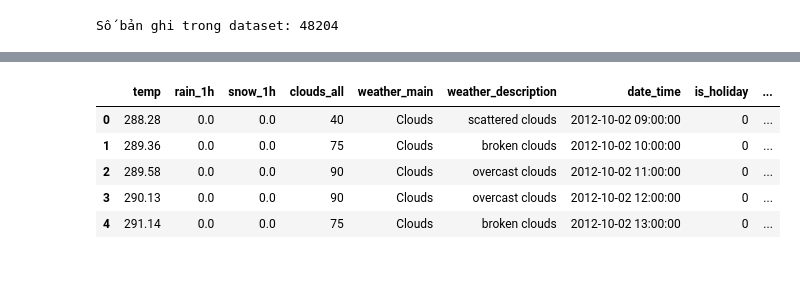
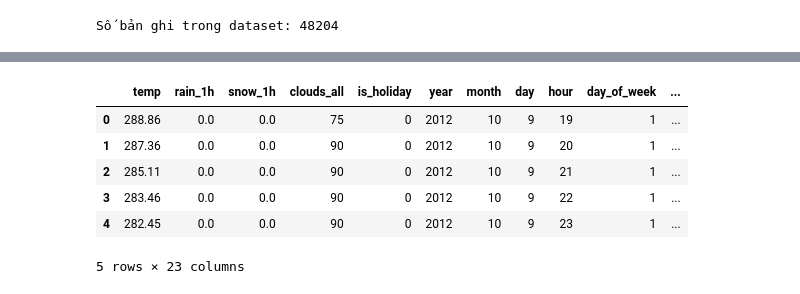
Before and after one commit to DucAnhShyyy/Traffic_Volume_Prediction, a Jupyter notebook: cleaning and customize bidirectional LSTM.ipynb, the cells around one changed output, grey strips where cells are left out. Cells and saved outputs as stored; diff of their text form; code cells hidden in the pictures.

Commit message:
xử lý biến weather_main và weather_description

```diff
--- a/cleaning and customize bidirectional LSTM.ipynb
+++ b/cleaning and customize bidirectional LSTM.ipynb
@@ -169,0 +208,12 @@ test_y  = y.loc[test_idx].copy()
+# %%
+# Transform both train & test
+X.loc[train_mask, ["weather_score"]] = scaler.transform(X.loc[train_mask, ["weather_score"]])
+X.loc[test_mask,  ["weather_score"]] = scaler.transform(X.loc[test_mask,  ["weather_score"]])
+# %%
+X = X.drop(["weather_description", "weather_main", "date_time"], axis=1)
+# %%
+train_X = X[train_mask].copy()
+test_X  = X[test_mask].copy()
+
+train_y = y[train_mask].copy()
+test_y  = y[test_mask].copy()
@@ -170,30 +224,29 @@ test_y  = y.loc[test_idx].copy()
 # %%
-# --- 4. Tạo lag/rolling features trên toàn bộ X (train+test) để đảm bảo lag từ train cho test ---
-combined_X = pd.concat([train_X, test_X])
-combined_y = pd.concat([train_y, test_y])
+# --- 4. Tạo lag/rolling features trên toàn bộ dữ liệu (train+test) ---
+combined_X = pd.concat([train_X, test_X], axis=0)
+combined_y = pd.concat([train_y, test_y], axis=0)
 
-# Lag features
+# --- Lag features ---
 combined_X["traffic_volume_lag1"]   = combined_y.shift(1)
 combined_X["traffic_volume_lag24"]  = combined_y.shift(24)
 combined_X["traffic_volume_lag168"] = combined_y.shift(168)
 
-# Rolling features
+# --- Rolling features ---
 combined_X["traffic_roll_mean_3"]  = combined_y.shift(1).rolling(window=3).mean()
 combined_X["traffic_roll_mean_24"] = combined_y.shift(1).rolling(window=24).mean()
 combined_X["traffic_roll_std_24"]  = combined_y.shift(1).rolling(window=24).std()
 
-# Drop các hàng NaN do lag/rolling
+# --- Drop các hàng NaN do lag/rolling ---
 combined_X = combined_X.dropna().reset_index(drop=True)
-combined_y = combined_y.loc[combined_X.index]  # đồng bộ target
+combined_y = combined_y.loc[combined_X.index].reset_index(drop=True)
 
-# Xóa cột date_time
-combined_X.drop('date_time', axis=1, inplace=True)
+train_mask_final = combined_X["year"] < 2018
+test_mask_final  = combined_X["year"] >= 2018
 
-# --- 5. Tách lại train/test sau khi lag/rolling ---
-X_train = combined_X.loc[train_idx[combined_X.index]].copy()
-X_test  = combined_X.loc[test_idx[combined_X.index]].copy()
-y_train = combined_y.loc[train_idx[combined_X.index]].copy()
-y_test  = combined_y.loc[test_idx[combined_X.index]].copy()
+X_train = combined_X[train_mask_final].copy()
+X_test  = combined_X[test_mask_final].copy()
+y_train = combined_y[train_mask_final].copy()
+y_test  = combined_y[test_mask_final].copy()
 # %%
 X_train.info()
 # %% [output]
@@ -259,9 +312,10 @@ memory usage: 121.6 KB
 # %%
-train_X.head()
+X_train.head()
 # %% [output]
-|  | temp | rain_1h | snow_1h | clouds_all | weather_main | weather_description | date_time | is_holiday | ... |
-| 0 | 288.28 | 0.0 | 0.0 | 40 | Clouds | scattered clouds | 2012-10-02 09:00:00 | 0 | ... |
-| 1 | 289.36 | 0.0 | 0.0 | 75 | Clouds | broken clouds | 2012-10-02 10:00:00 | 0 | ... |
-| 2 | 289.58 | 0.0 | 0.0 | 90 | Clouds | overcast clouds | 2012-10-02 11:00:00 | 0 | ... |
-| 3 | 290.13 | 0.0 | 0.0 | 90 | Clouds | overcast clouds | 2012-10-02 12:00:00 | 0 | ... |
-| 4 | 291.14 | 0.0 | 0.0 | 75 | Clouds | broken clouds | 2012-10-02 13:00:00 | 0 | ... |
+|  | temp | rain_1h | snow_1h | clouds_all | is_holiday | year | month | day | hour | day_of_week | ... |
+| 0 | 288.86 | 0.0 | 0.0 | 75 | 0 | 2012 | 10 | 9 | 19 | 1 | ... |
+| 1 | 287.36 | 0.0 | 0.0 | 90 | 0 | 2012 | 10 | 9 | 20 | 1 | ... |
+| 2 | 285.11 | 0.0 | 0.0 | 90 | 0 | 2012 | 10 | 9 | 21 | 1 | ... |
+| 3 | 283.46 | 0.0 | 0.0 | 90 | 0 | 2012 | 10 | 9 | 22 | 1 | ... |
+| 4 | 282.45 | 0.0 | 0.0 | 90 | 0 | 2012 | 10 | 9 | 23 | 1 | ... |
+5 rows × 23 columns
```
Also changed, not shown: parts of 22 cells of this notebook.
